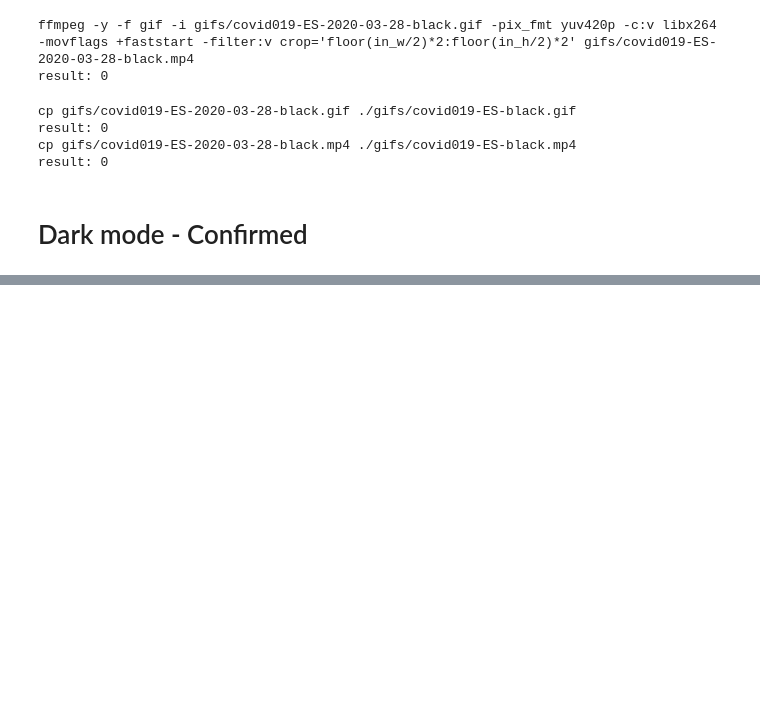
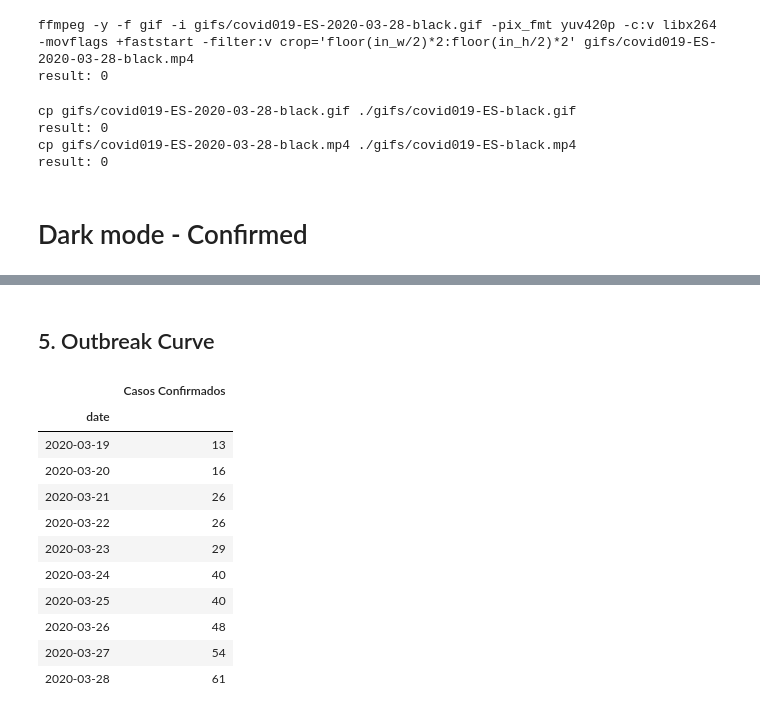
Before and after one commit to FabricioMatos/map-covid-19-es, a Jupyter notebook: 01-covid-19-map.ipynb, the cells around one changed output, grey strips where cells are left out. Saved outputs shown, nothing was run; the diff lists cells and outputs as text; code cells hidden in the pictures; blank space fills up the shorter version.

```diff
--- a/01-covid-19-map.ipynb
+++ b/01-covid-19-map.ipynb
@@ -709,0 +730,21 @@ print('result:', os.system(cmd))
+# %% [markdown]
+## 5. Outbreak Curve
+# %%
+df_prep_days_c = df_prep[df_prep['Tipo de Caso:'] == 'Confirmado'].groupby(['date']).sum()
+df_prep_days_s = df_prep[df_prep['Tipo de Caso:'] == 'Suspeito'].groupby(['date']).sum()
+df_prep_days_c.columns = ['Casos Confirmados']
+df_prep_days_s.columns = ['Casos Suspeitos']
+df_prep_days_c
+# %% [output]
+|  | Casos Confirmados |
+| date |  |
+| 2020-03-19 | 13 |
+| 2020-03-20 | 16 |
+| 2020-03-21 | 26 |
+| 2020-03-22 | 26 |
+| 2020-03-23 | 29 |
+| 2020-03-24 | 40 |
+| 2020-03-25 | 40 |
+| 2020-03-26 | 48 |
+| 2020-03-27 | 54 |
+| 2020-03-28 | 61 |
```
Also changed, not shown: parts of 5 cells of this notebook, 3 other files.
